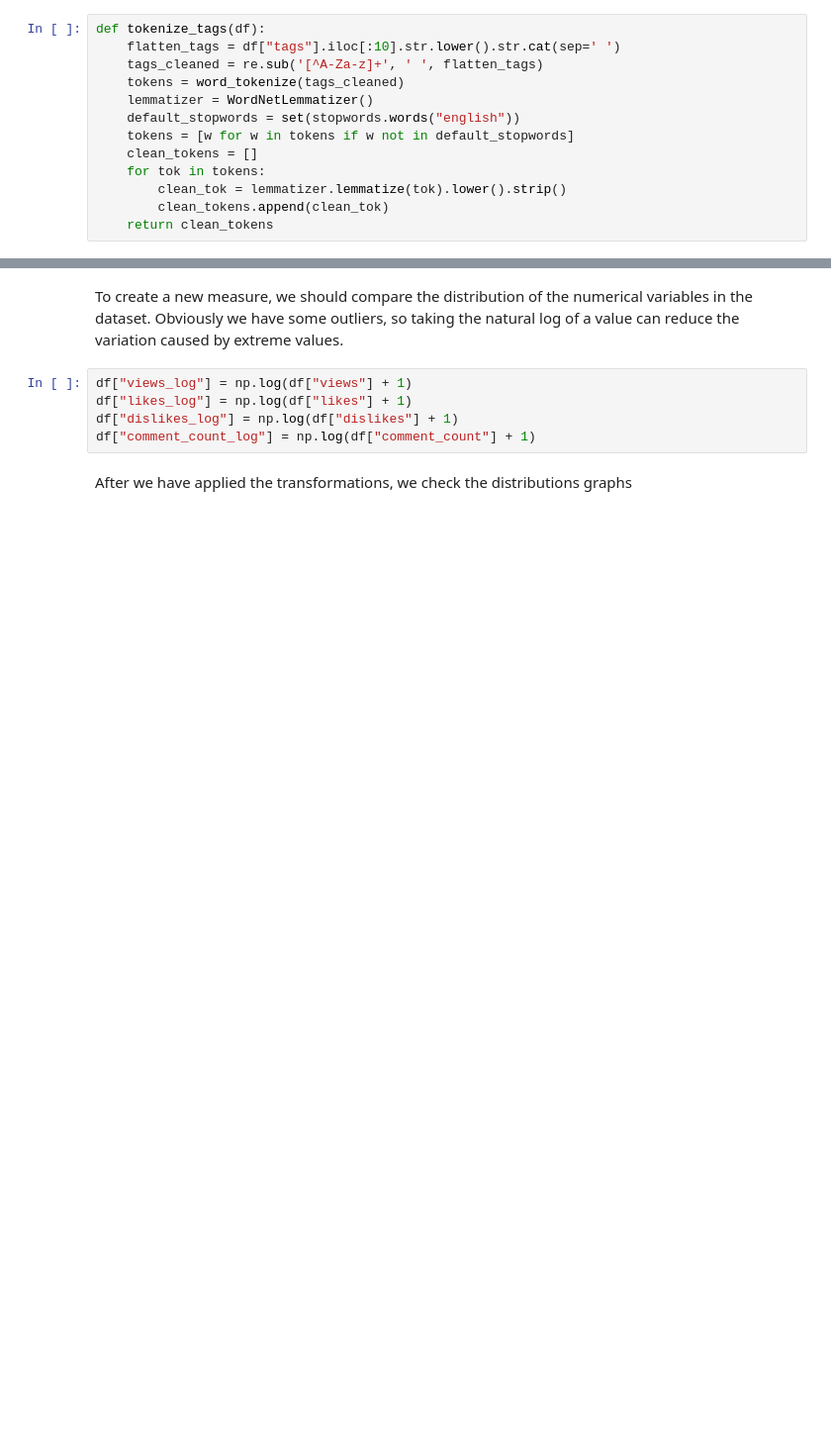
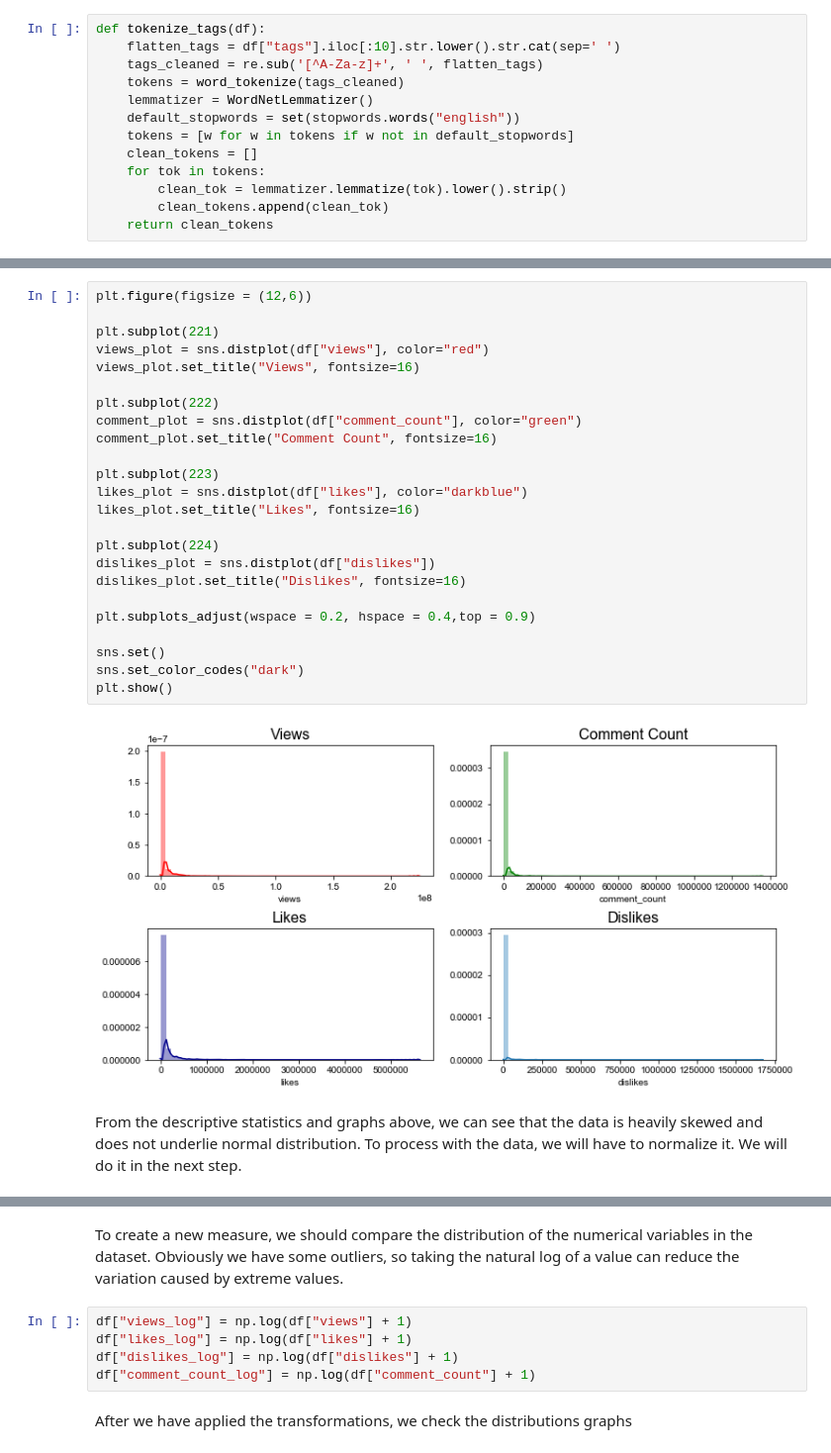
Before and after one commit to astraetluna/youtube-trending-app, a Jupyter notebook: notebook/YouTubeTrends.ipynb, the cells around one changed output, grey strips where cells are left out. Shown: that part at 99% size. Cells and saved outputs as stored; diff of their text form; blank space fills up the shorter version.

```diff
--- a/notebook/YouTubeTrends.ipynb
+++ b/notebook/YouTubeTrends.ipynb
@@ -167 +188,29 @@ plt.show()
+# %%
+plt.figure(figsize = (12,6))
+
+plt.subplot(221)
+views_plot = sns.distplot(df["views"], color="red")
+views_plot.set_title("Views", fontsize=16)
+
+plt.subplot(222)
+comment_plot = sns.distplot(df["comment_count"], color="green")
+comment_plot.set_title("Comment Count", fontsize=16)
+
+plt.subplot(223)
+likes_plot = sns.distplot(df["likes"], color="darkblue")
+likes_plot.set_title("Likes", fontsize=16)
+
+plt.subplot(224)
+dislikes_plot = sns.distplot(df["dislikes"])
+dislikes_plot.set_title("Dislikes", fontsize=16)
+
+plt.subplots_adjust(wspace = 0.2, hspace = 0.4,top = 0.9)
+
+sns.set()
+sns.set_color_codes("dark")
+plt.show()
+# %% [output]
+[figure, added]
+# %% [markdown]
+From the descriptive statistics and graphs above, we can see that the data is heavily skewed and does not underlie normal distribution. To process with the data, we will have to normalize it. We will do it in the next step.
 # %% [markdown]
```
Also changed, not shown: parts of 42 cells of this notebook, 3 other files.
